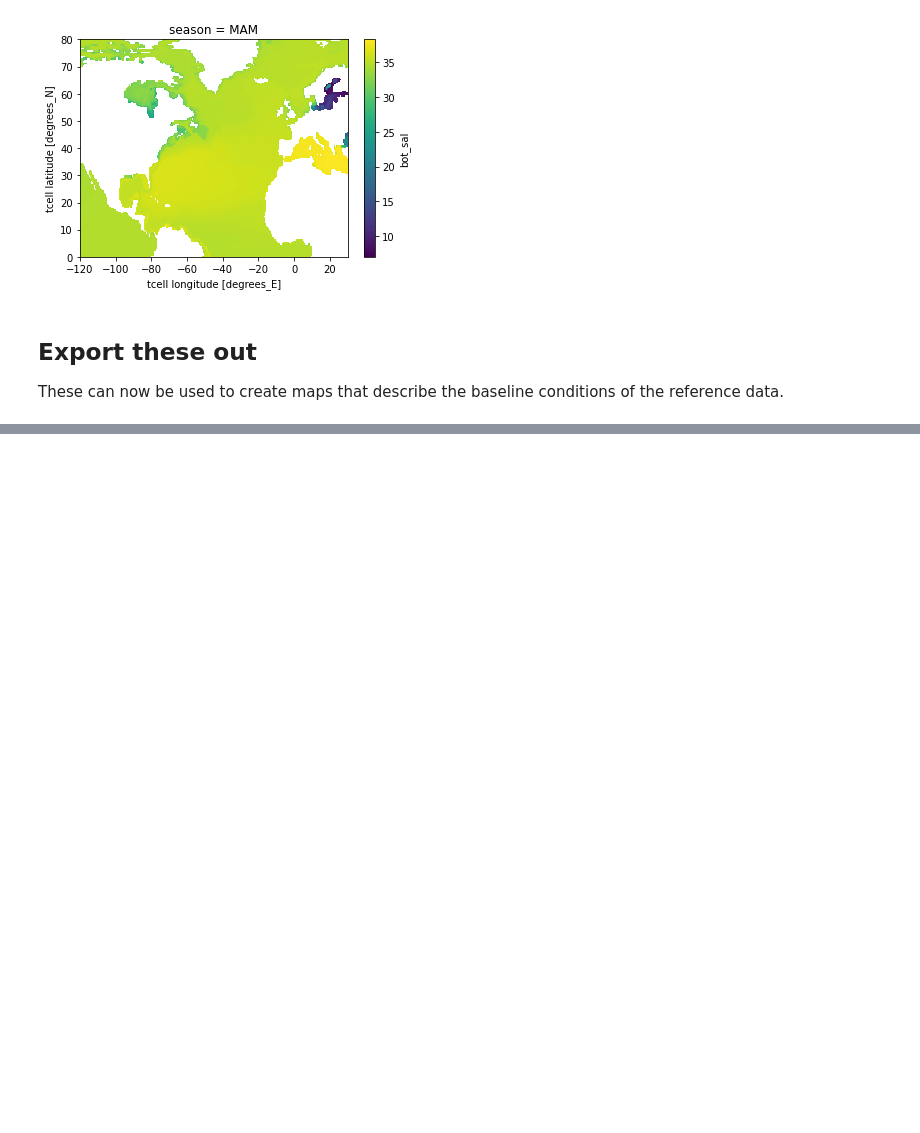
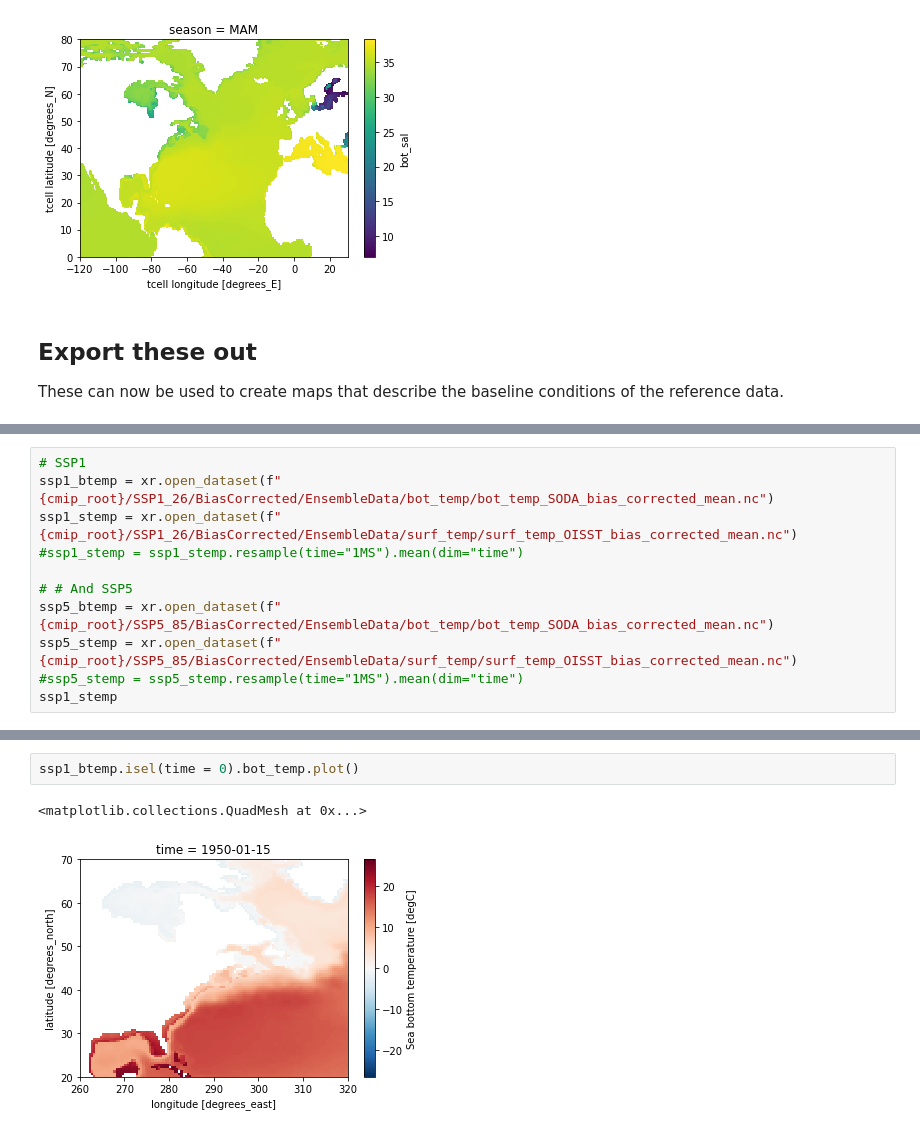
Before and after one commit to adamkemberling/sdm_workflow, a Jupyter notebook: CMIP6_processing/baseline_period_averaging.ipynb, the cells around one changed output, grey strips where cells are left out. Saved outputs shown, nothing was run; the diff lists cells and outputs as text; blank space fills up the shorter version.

```diff
--- a/CMIP6_processing/baseline_period_averaging.ipynb
+++ b/CMIP6_processing/baseline_period_averaging.ipynb
@@ -221,0 +242,11 @@ These can now be used to create maps that describe the baseline conditions of th
+# %%
+# SSP1
+ssp1_btemp = xr.open_dataset(f"{cmip_root}/SSP1_26/BiasCorrected/EnsembleData/bot_temp/bot_temp_SODA_bias_corrected_mean.nc")
+ssp1_stemp = xr.open_dataset(f"{cmip_root}/SSP1_26/BiasCorrected/EnsembleData/surf_temp/surf_temp_OISST_bias_corrected_mean.nc")
+#ssp1_stemp = ssp1_stemp.resample(time="1MS").mean(dim="time")
+
+# # And SSP5
+ssp5_btemp = xr.open_dataset(f"{cmip_root}/SSP5_85/BiasCorrected/EnsembleData/bot_temp/bot_temp_SODA_bias_corrected_mean.nc")
+ssp5_stemp = xr.open_dataset(f"{cmip_root}/SSP5_85/BiasCorrected/EnsembleData/surf_temp/surf_temp_OISST_bias_corrected_mean.nc")
+#ssp5_stemp = ssp5_stemp.resample(time="1MS").mean(dim="time")
+ssp1_stemp
@@ -221,0 +267,5 @@ These can now be used to create maps that describe the baseline conditions of th
+# %%
+ssp1_btemp.isel(time = 0).bot_temp.plot()
+# %% [output]
+<matplotlib.collections.QuadMesh at 0x...>
+[figure, added]
```
Also changed, not shown: parts of 11 cells of this notebook, 7 other files.
